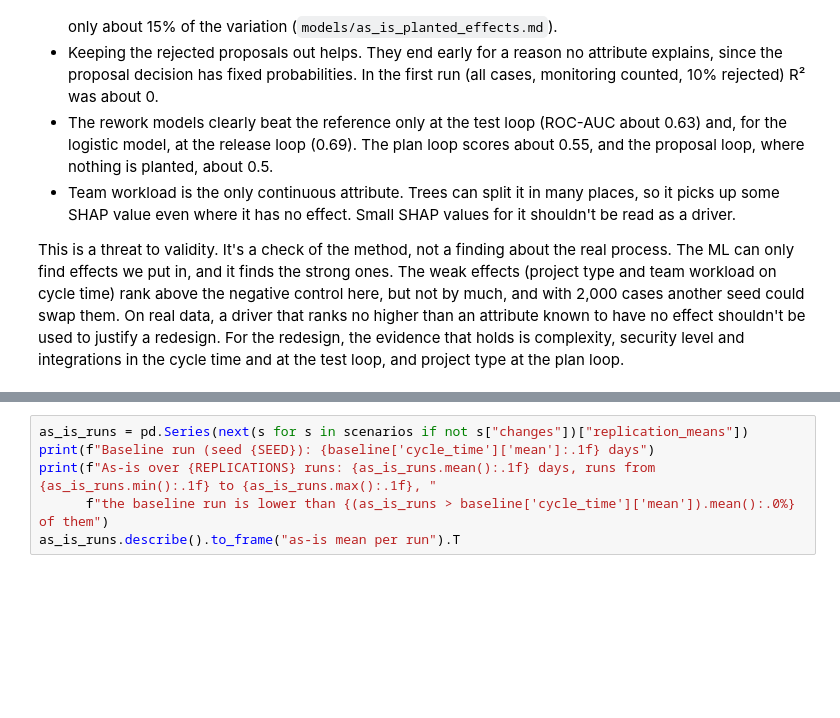
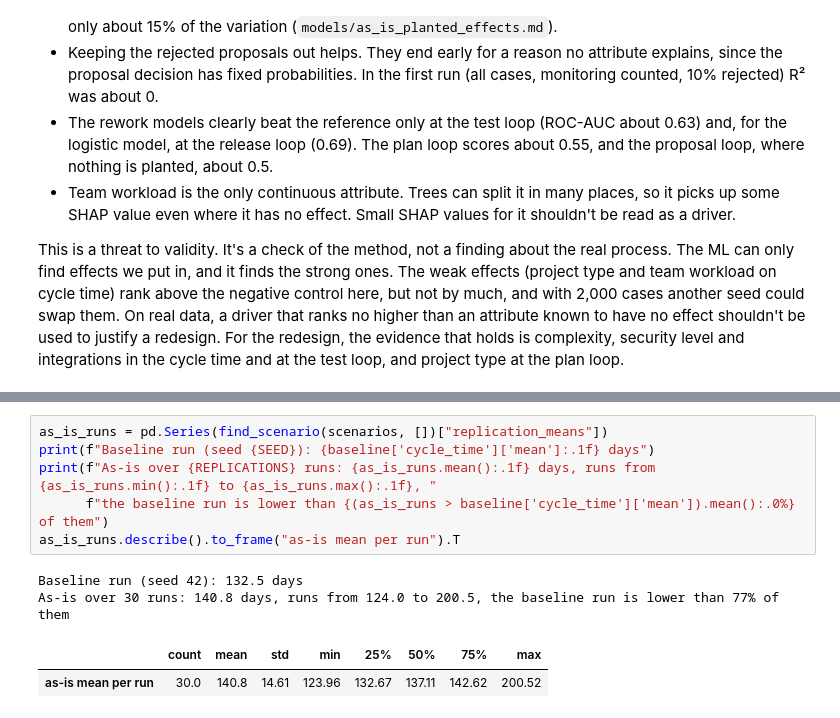
Before and after one commit to dangth1101/IS6003, a Jupyter notebook: notebooks/time_optimization.ipynb, the cells around one changed output, grey strips where cells are left out. Drawn from its saved outputs; the diff is of its cells as text; blank space fills up the shorter version.

```diff
--- a/notebooks/time_optimization.ipynb
+++ b/notebooks/time_optimization.ipynb
@@ -269,9 +432,14 @@ The baseline in section 4 is one run with seed 42. The as-is scenario here avera
 # %%
-as_is_runs = pd.Series(next(s for s in scenarios if not s["changes"])["replication_means"])
+as_is_runs = pd.Series(find_scenario(scenarios, [])["replication_means"])
 print(f"Baseline run (seed {SEED}): {baseline['cycle_time']['mean']:.1f} days")
 print(f"As-is over {REPLICATIONS} runs: {as_is_runs.mean():.1f} days, runs from {as_is_runs.min():.1f} to {as_is_runs.max():.1f}, "
       f"the baseline run is lower than {(as_is_runs > baseline['cycle_time']['mean']).mean():.0%} of them")
 as_is_runs.describe().to_frame("as-is mean per run").T
+# %% [output]
+Baseline run (seed 42): 132.5 days
+As-is over 30 runs: 140.8 days, runs from 124.0 to 200.5, the baseline run is lower than 77% of them
+|  | count | mean | std | min | 25% | 50% | 75% | max |
+| as-is mean per run | 30.0 | 140.8 | 14.61 | 123.96 | 132.67 | 137.11 | 142.62 | 200.52 |
 # %% [markdown]
 ### Ablation
 
```
Also changed, not shown: parts of 30 cells of this notebook, 2 other files.
